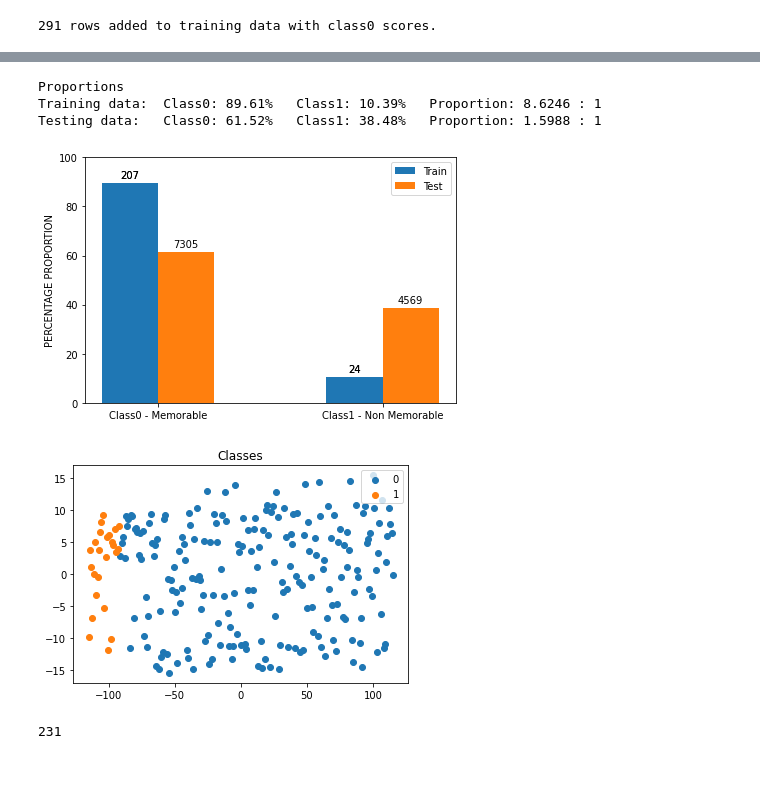
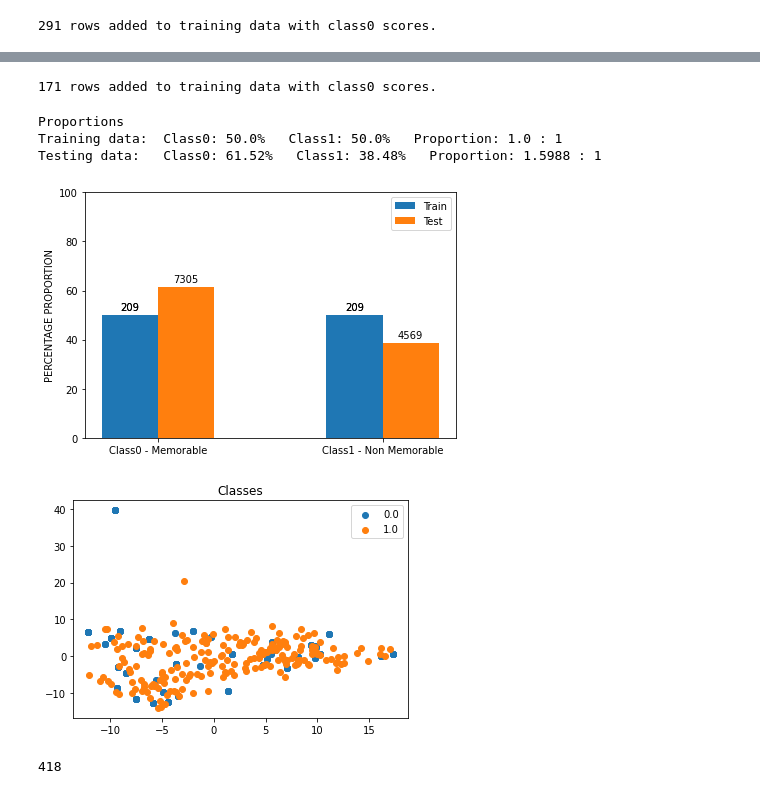
Before and after one commit to LordLean/Machine-Learning, a Jupyter notebook: Kaggle/ML_Coursework.ipynb, the cells around one changed output, grey strips where cells are left out. Saved outputs shown, nothing was run; the diff lists cells and outputs as text; code cells hidden in the pictures.

```diff
--- a/Kaggle/ML_Coursework.ipynb
+++ b/Kaggle/ML_Coursework.ipynb
@@ -402,21 +300,47 @@ y = train_observed.to_numpy(copy=True)
+# %%
+from imblearn.over_sampling import ADASYN
+from imblearn.over_sampling import SMOTE, BorderlineSMOTE, SVMSMOTE, SMOTENC
+#from imblearn.over_sampling import KMeansSMOTE
+from imblearn.over_sampling import RandomOverSampler
+
+# Reset if needed.
+train = pd.read_csv("/content/training.csv")
+train_observed = train.iloc[:, -1]
+
+# vvvvvvv RUN AND SUBMIT THIS LAST ONE vvvvvvv
+ovrsmplr = RandomOverSampler(random_state=seed)
+
+X_res, _ = ovrsmplr.fit_resample(train, train_observed)
+print("{} rows added to training data with class0 scores.\n".format(len(X_res)-len(train)))
+train = pd.DataFrame(X_res)
+
+train_observed = train.iloc[:, -1]
+# .values()
+y = train_observed.to_numpy(copy=True)
+# %% [output]
+171 rows added to training data with class0 scores.
 # %%
+#@title RESAMPLED DISTRIBUTION
 # BAR
-plotbargraph(train, y, test_proportions)
+plotbargraph(train, test_proportions)
 
 # PCA
 pca = PCA(n_components=2)
-X_pca = pca.fit_transform(train)
+
+hold = train.iloc[:,1:-1]
+
+X_pca = pca.fit_transform(hold)
 
 plot_2d_space(X_pca, y)
 
 len(X_pca)
 # %% [output]
 Proportions
-Training data:  Class0: 89.61%   Class1: 10.39%   Proportion: 8.6246 : 1
+Training data:  Class0: 50.0%   Class1: 50.0%   Proportion: 1.0 : 1
 Testing data:   Class0: 61.52%   Class1: 38.48%   Proportion: 1.5988 : 1
-[figure, old version]
+[figure, new version]
-[figure, old version]
+[figure, new version]
-231
+418
 # %%
 # ------ Set up training and testing data.
 
```
Also changed, not shown: parts of 37 cells of this notebook.
